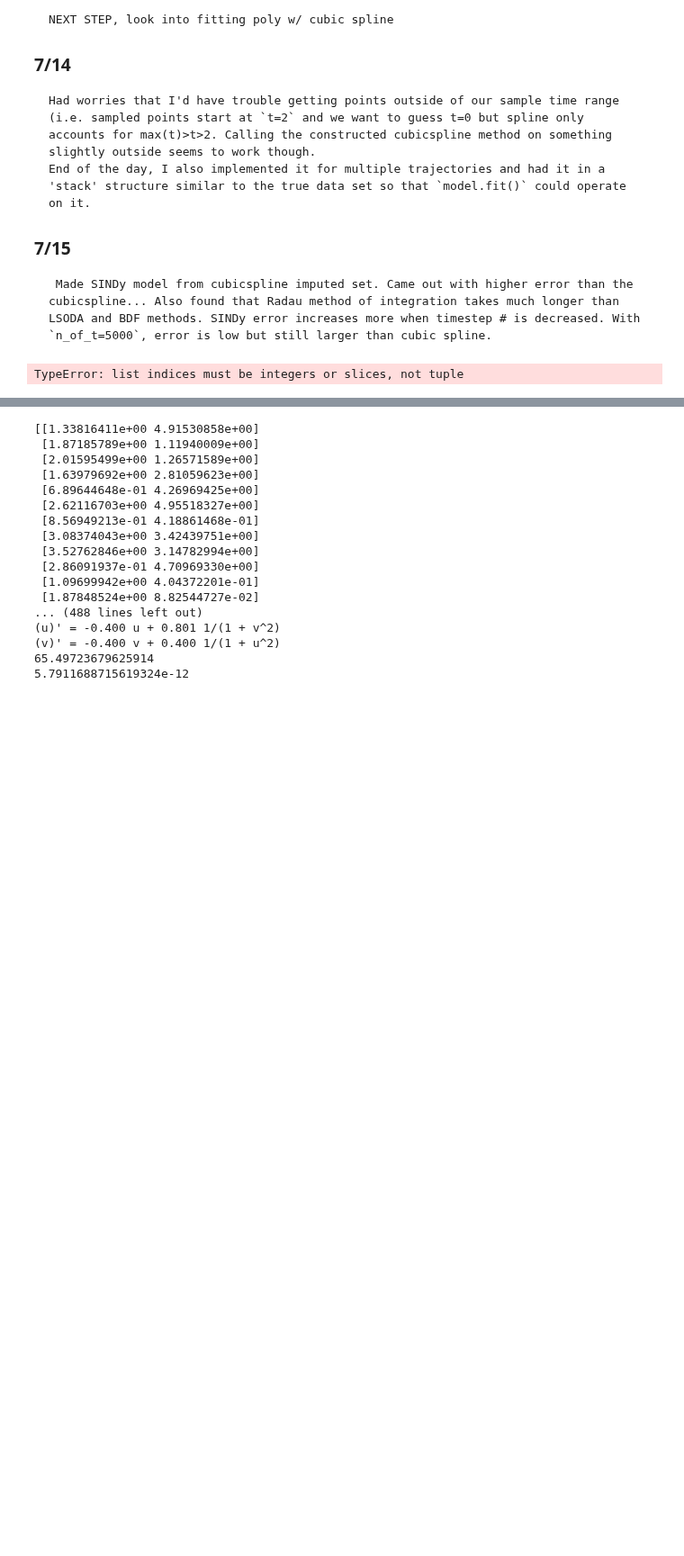
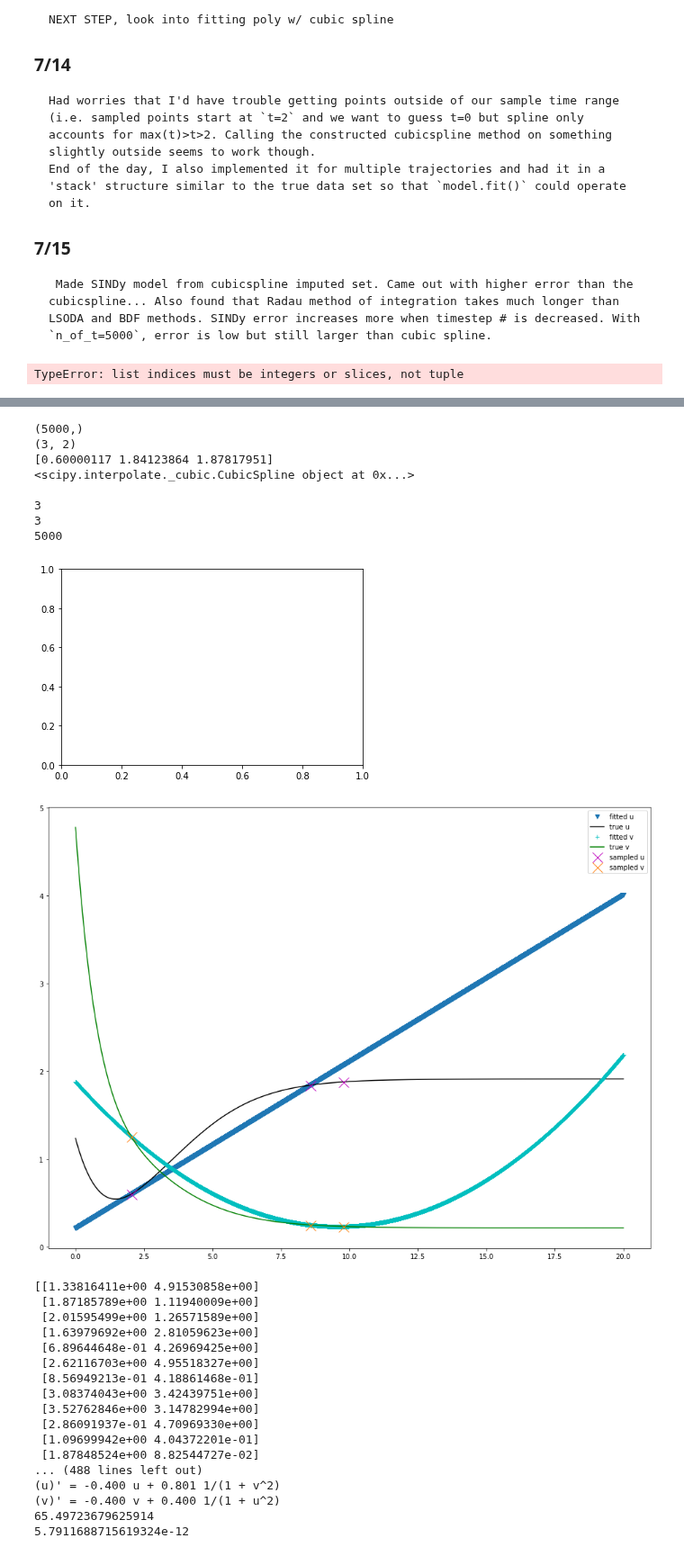
Before and after one commit to ainsleylaiuw/ISB-Hadlock-Lai, a Jupyter notebook: Imputation.ipynb, the cells around one changed output, grey strips where cells are left out. Shown at 90% size. Drawn from its saved outputs; the diff is of its cells as text; code cells hidden in the pictures; blank space fills up the shorter version.

```diff
--- a/Imputation.ipynb
+++ b/Imputation.ipynb
@@ -182,3 +144,56 @@ print(len(tvals))
+# %%
+
+## one trajectory
+rng = np.random.default_rng()
+first_traj = netswitch_train_multi[0]
+
+
+sample_size = 3#rng.integers(low=int(0.25 * n_of_t), high=int(0.75 * n_of_t))
+
+indices = sorted(
+    random.sample(range(len(first_traj[:, 0])), int(sample_size)))
+sorted_sample = np.asarray([
+    first_traj[j, :] for j in indices
+])
+
+# fit to corresponding time values and not the indices
+cs_u = CubicSpline(tvals[indices[0:2]], sorted_sample[0:2, 0])
+cs_v = CubicSpline(tvals[indices], sorted_sample[:, 1])
+
+ # for testing one trajectory
+
+fig, axs = plt.subplots()
+plt.figure(figsize=(16, 12))
+plt.plot(tvals, cs_u(tvals), "v", label="fitted u")
+plt.plot(tvals, first_traj[:,0], 'k', label="true u")
+plt.plot(tvals, cs_v(tvals), "c+", label="fitted v")
+plt.plot(tvals, first_traj[:, 1], 'g', label="true v")
+plt.plot(tvals[indices], sorted_sample[:, 0],"mx",label="sampled u", markersize=15)
+plt.plot(tvals[indices], sorted_sample[:, 1], "x",label="sampled v", markersize=15)
+
+plt.legend()
+
+print(tvals.shape)
+print(sorted_sample.shape)
+print(sorted_sample[0:3, 0])
+print(CubicSpline(tvals[indices[0:2]], sorted_sample[0:2, 0]))
+
+print()
+
+print(len(indices))
+print(len(sorted_sample[:,0]))
+print(len(tvals))
+# %% [output]
+(5000,)
+(3, 2)
+[0.60000117 1.84123864 1.87817951]
+<scipy.interpolate._cubic.CubicSpline object at 0x...>
+
+3
+3
+5000
+[figure, added]
+[figure, added]
 # %%
 rng = np.random.default_rng()
 first_traj = netswitch_train_multi[0]
```
Also changed, not shown: parts of 2 cells of this notebook.
